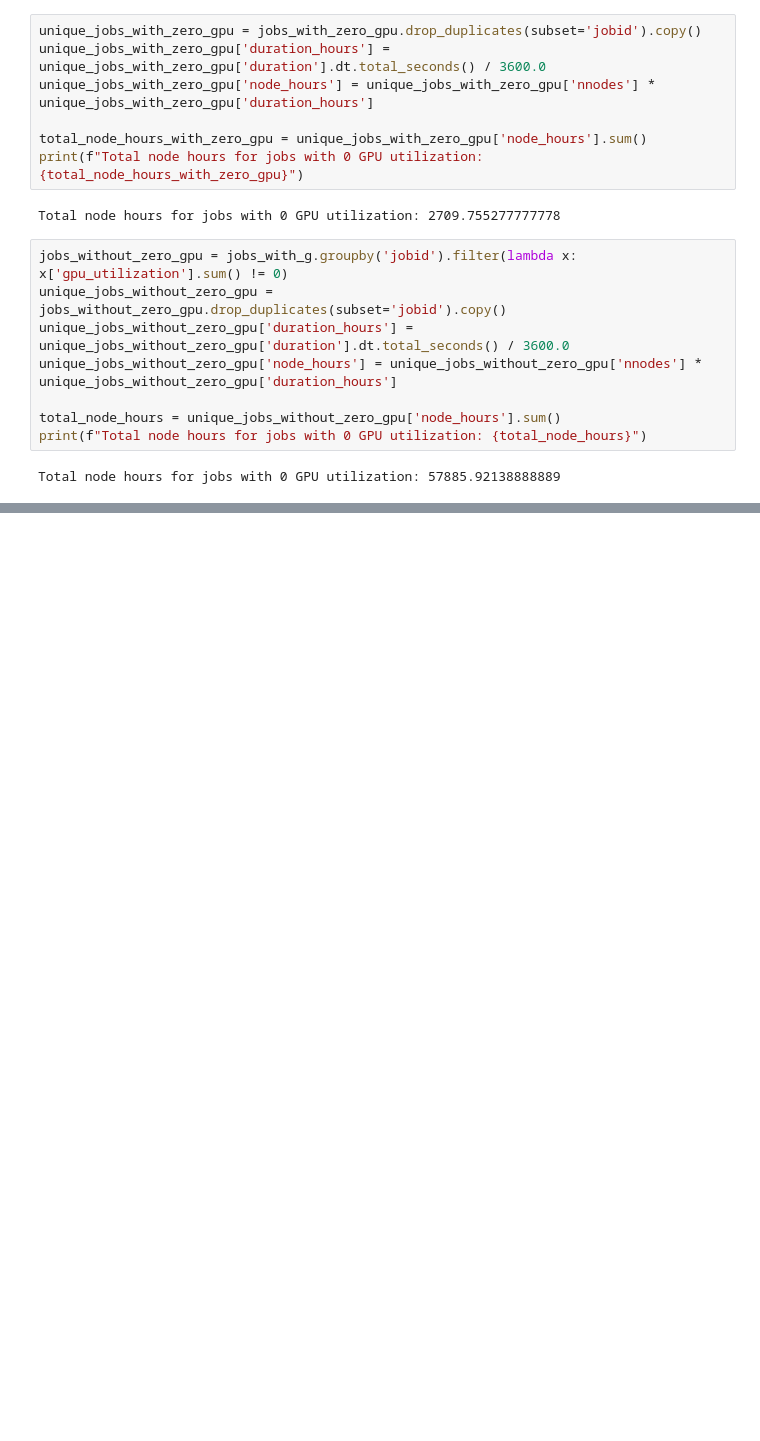
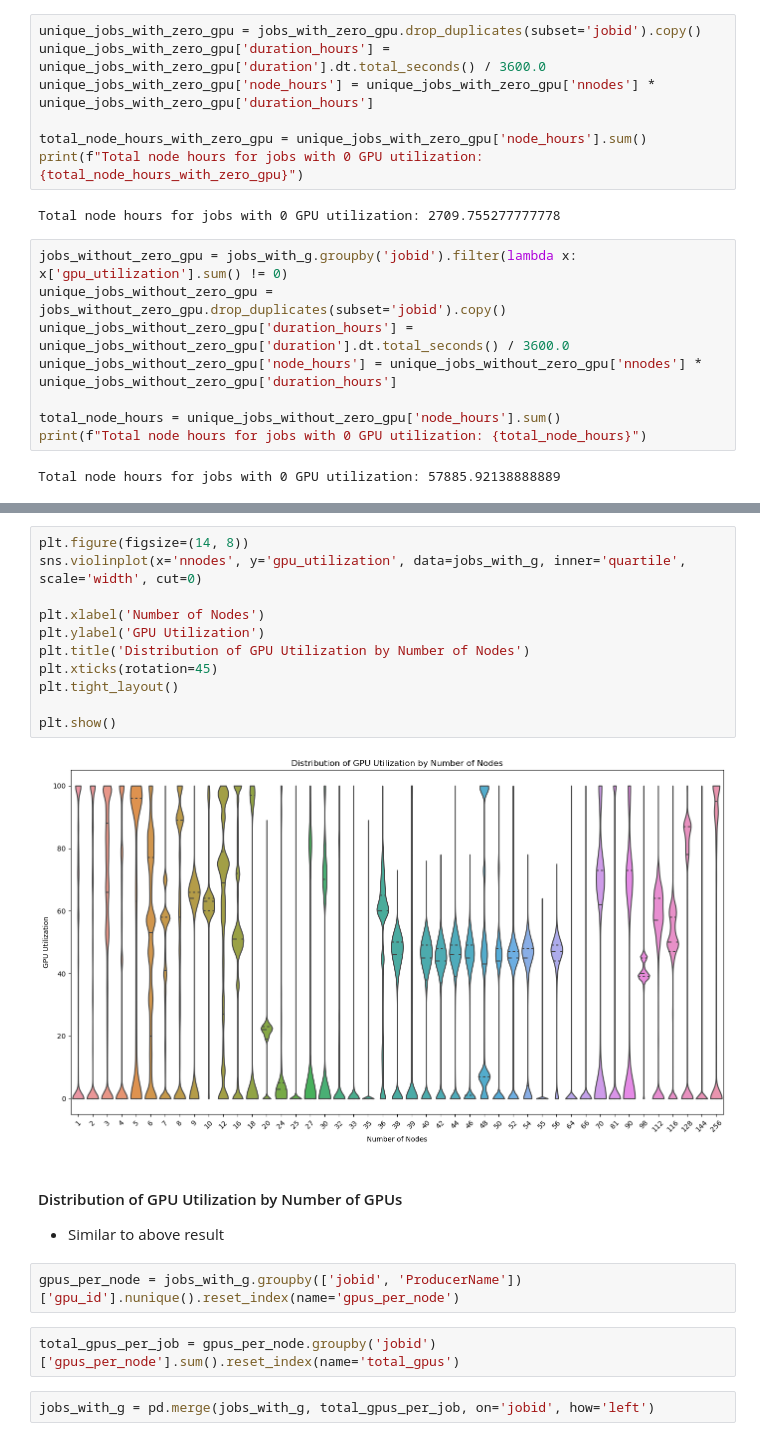
Before and after one commit to hpcgroup/ldms-analysis-scripts, a Jupyter notebook: gpu_utilization.ipynb, the cells around one changed output, grey strips where cells are left out. Cells and saved outputs as stored; diff of their text form; blank space fills up the shorter version.

Commit message:
add more to gpu_utilization

```diff
--- a/gpu_utilization.ipynb
+++ b/gpu_utilization.ipynb
@@ -277,0 +304,23 @@ Total node hours for jobs with 0 GPU utilization: 57885.92138888889
+# %%
+plt.figure(figsize=(14, 8))
+sns.violinplot(x='nnodes', y='gpu_utilization', data=jobs_with_g, inner='quartile', scale='width', cut=0)
+
+plt.xlabel('Number of Nodes')
+plt.ylabel('GPU Utilization')
+plt.title('Distribution of GPU Utilization by Number of Nodes')
+plt.xticks(rotation=45)
+plt.tight_layout()
+
+plt.show()
+# %% [output]
+[figure, added]
+# %% [markdown]
+#### Distribution of GPU Utilization by Number of GPUs
+
+- Similar to above result
+# %%
+gpus_per_node = jobs_with_g.groupby(['jobid', 'ProducerName'])['gpu_id'].nunique().reset_index(name='gpus_per_node')
+# %%
+total_gpus_per_job = gpus_per_node.groupby('jobid')['gpus_per_node'].sum().reset_index(name='total_gpus')
+# %%
+jobs_with_g = pd.merge(jobs_with_g, total_gpus_per_job, on='jobid', how='left')
```
Also changed, not shown: parts of 8 cells of this notebook, 1 other file.
